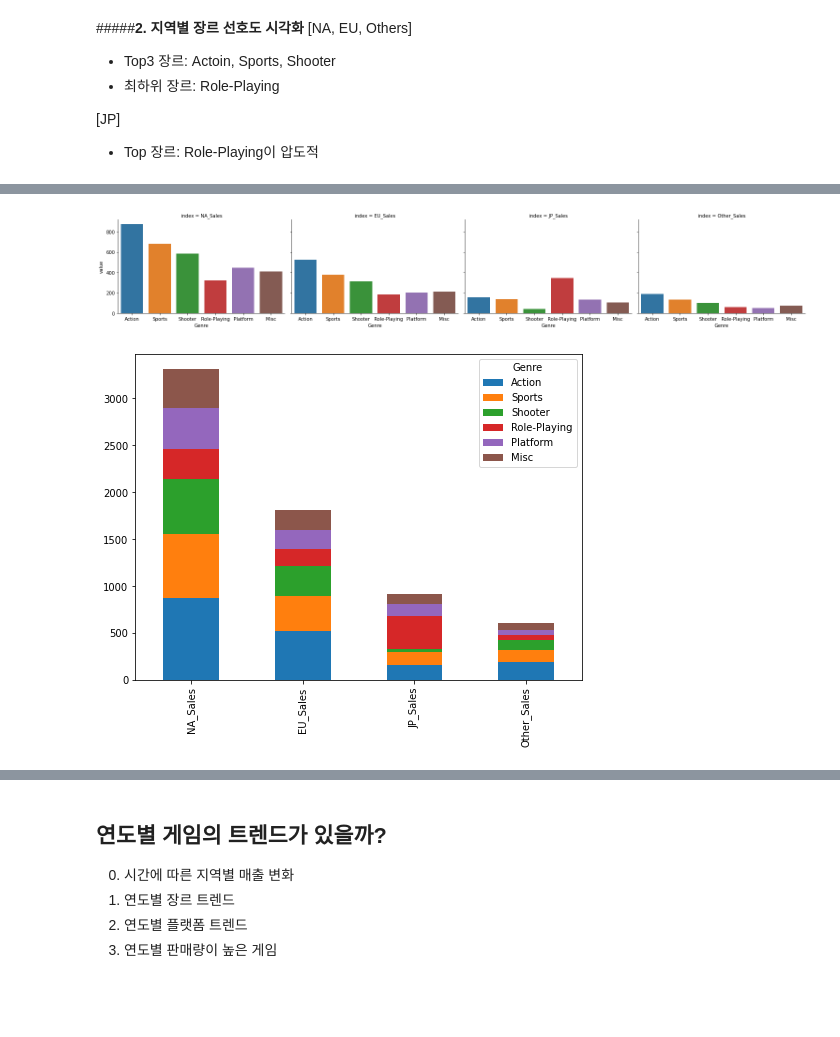
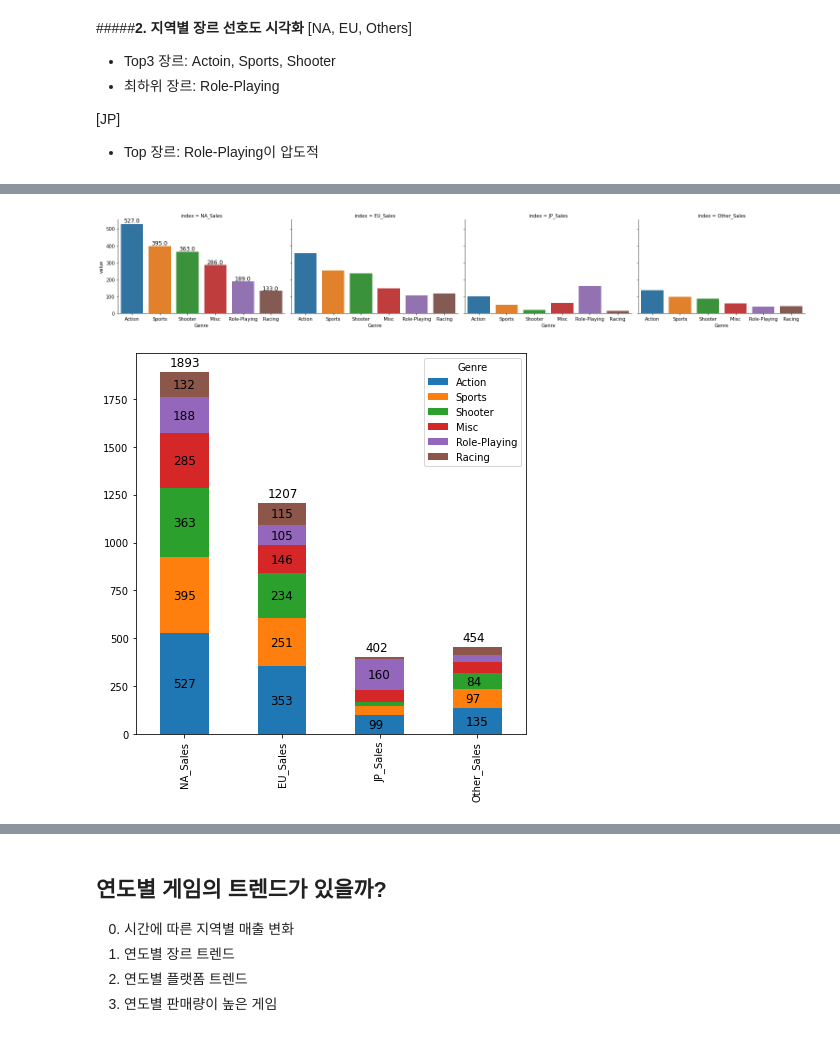
Before and after one commit to jiho-kang/Data_Analysis_Project, a Jupyter notebook: Video Game Sales/data_analysis_for_new_game_launching.ipynb, the cells around one changed output, grey strips where cells are left out. Saved outputs shown, nothing was run; the diff lists cells and outputs as text; code cells hidden in the pictures; blank space fills up the shorter version.

```diff
--- a/Video Game Sales/data_analysis_for_new_game_launching.ipynb
+++ b/Video Game Sales/data_analysis_for_new_game_launching.ipynb
@@ -203,0 +173,6 @@ memory usage: 1.3+ MB
+# %%
+df.info()
+df
+
+df_10 = df[(df.Year>2005) & (df.Year<2017)]
+df_10
@@ -292,27 +275,46 @@ loca_genre
 # %%
+import seaborn as sns
+import matplotlib.pyplot as plt
+
+cg_new = df_10.copy()
+
 # 판매량이 높은 장르 6개만 추출
-loca_genre = df.groupby('Genre').sum().iloc[:-1,1:]
-loca_genre = loca_genre.sort_values('Total_Sales',ascending=False)
-loca_genre = loca_genre.iloc[:6,:-1]
+cg_new = cg_new.groupby('Genre').sum().iloc[:-1,1:]
+cg_new = cg_new.sort_values('Total_Sales',ascending=False)
+cg_new = cg_new.iloc[:6,:-1]
 
 # 시각화를 위한 전처리
-loca_genre_T = loca_genre.T
-loca_genre_T.reset_index(inplace=True)
-loca_genre_T_tidy = loca_genre_T.melt(id_vars = 'index', value_vars = loca_genre_T.columns[1:])
+cg_new_T = cg_new.T
+cg_new_T.reset_index(inplace=True)
+cg_new_T_tidy = cg_new_T.melt(id_vars = 'index', value_vars = cg_new_T.columns[1:])
 
 # 시각화
-import seaborn as sns
-lg = sns.catplot(x = 'Genre', y = 'value', col = 'index', kind = 'bar', data = loca_genre_T_tidy, height = 3.5, aspect = 1.5);
-# ax = lg.facet_axis(0,0)
-# for p in ax.patches:
-#   ax.text(p.get_x() + 0.1,
-#           p.get_height() * 1.02,
-#           round(p.get_height(),0),
-#           color = 'black',
-#           size = 'large',
-#           rotation = 'horizontal')
+cg = sns.catplot(x = 'Genre', y = 'value', col = 'index', kind = 'bar', data = cg_new_T_tidy, height = 3.5, aspect = 1.5);
+ax = cg.facet_axis(0,0)
+for p in ax.patches:
+  ax.text(p.get_x() + 0.1,
+          p.get_height() * 1.02,
+          round(p.get_height(),0),
+          color = 'black',
+          size = 'large',
+          rotation = 'horizontal')
 
-loca_genre.T.plot.bar(stacked=True,figsize=(8,6));
+
+cg_new.T.plot.bar(stacked=True,figsize=(7,7));
+
+cg_newT = cg_new.T
+cg_T_ind = cg_newT.index
+x = range(len(cg_T_ind))
+cg_T_col = cg_newT.columns
+for i in range(len(cg_T_ind)):
+  sum = 0
+  value = 0
+  for j in range(len(cg_T_col)):
+    sum += cg_newT.iloc[i,j]
+    value =int(cg_newT.iloc[i,j])
+    if value >70:
+      plt.text(x[i]-0.12,sum - (cg_newT.iloc[i,j]/2)-20,value,size=12)
+  plt.text(x[i]-0.15,sum+30,int(sum),size=12)
 # %% [output]
-[figure, old version]
+[figure, new version]
-[figure, old version]
+[figure, new version]
```
Also changed, not shown: parts of 28 cells of this notebook.
